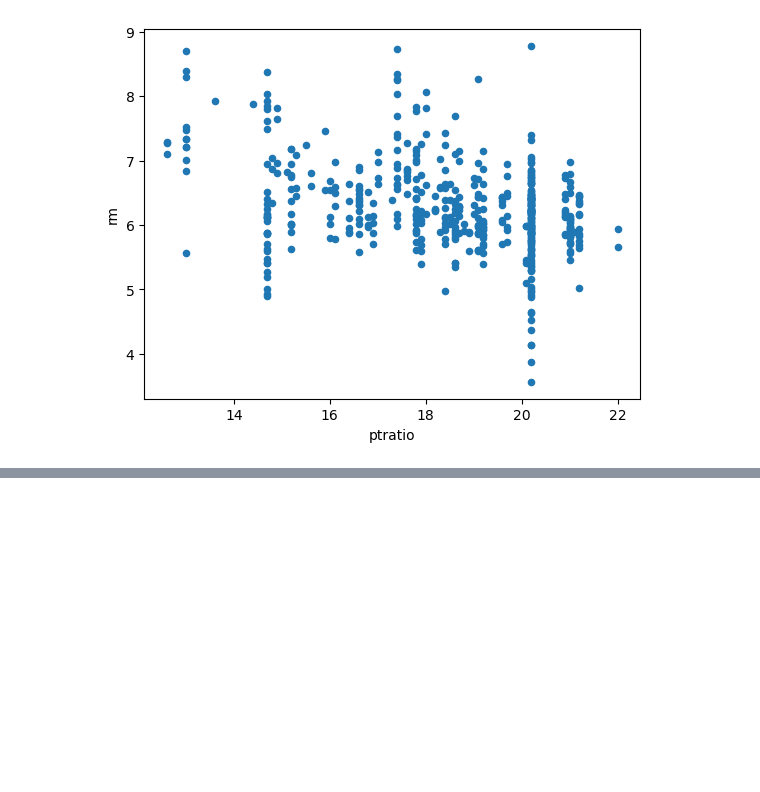
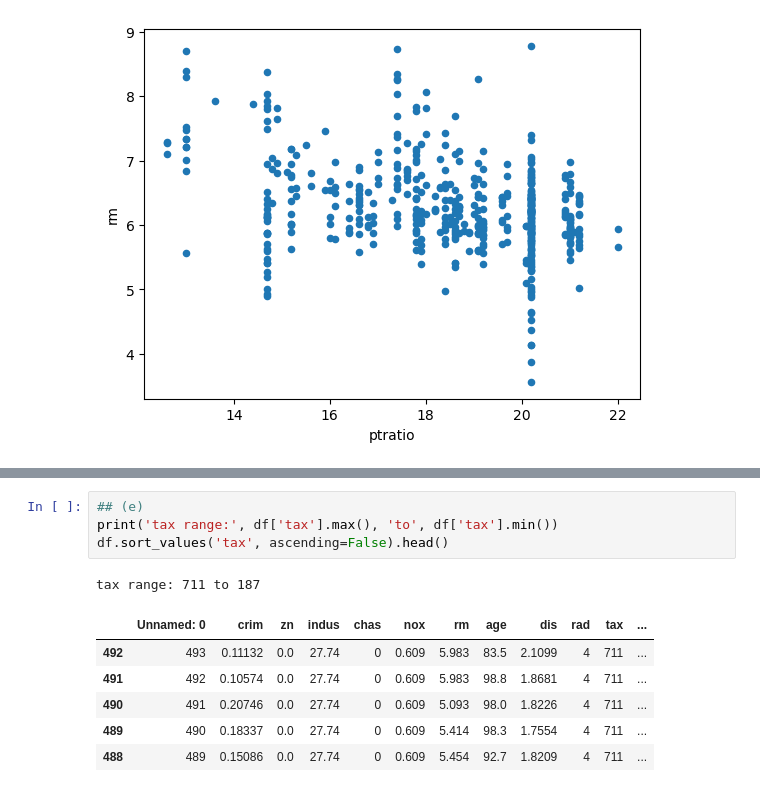
Before and after one commit to carolinegreen16/A_2, a Jupyter notebook: Assignment3/A3.ipynb, the cells around one changed output, grey strips where cells are left out. Drawn from its saved outputs; the diff is of its cells as text; blank space fills up the shorter version.

```diff
--- a/Assignment3/A3.ipynb
+++ b/Assignment3/A3.ipynb
@@ -192,0 +215,12 @@ df.plot(x='ptratio', y='rm', kind='scatter')
+# %%
+## (e)
+print('tax range:', df['tax'].max(), 'to', df['tax'].min())
+df.sort_values('tax', ascending=False).head()
+# %% [output]
+tax range: 711 to 187
+|  | Unnamed: 0 | crim | zn | indus | chas | nox | rm | age | dis | rad | tax | ... |
+| 492 | 493 | 0.11132 | 0.0 | 27.74 | 0 | 0.609 | 5.983 | 83.5 | 2.1099 | 4 | 711 | ... |
+| 491 | 492 | 0.10574 | 0.0 | 27.74 | 0 | 0.609 | 5.983 | 98.8 | 1.8681 | 4 | 711 | ... |
+| 490 | 491 | 0.20746 | 0.0 | 27.74 | 0 | 0.609 | 5.093 | 98.0 | 1.8226 | 4 | 711 | ... |
+| 489 | 490 | 0.18337 | 0.0 | 27.74 | 0 | 0.609 | 5.414 | 98.3 | 1.7554 | 4 | 711 | ... |
+| 488 | 489 | 0.15086 | 0.0 | 27.74 | 0 | 0.609 | 5.454 | 92.7 | 1.8209 | 4 | 711 | ... |
```
Also changed, not shown: parts of 3 cells of this notebook.
